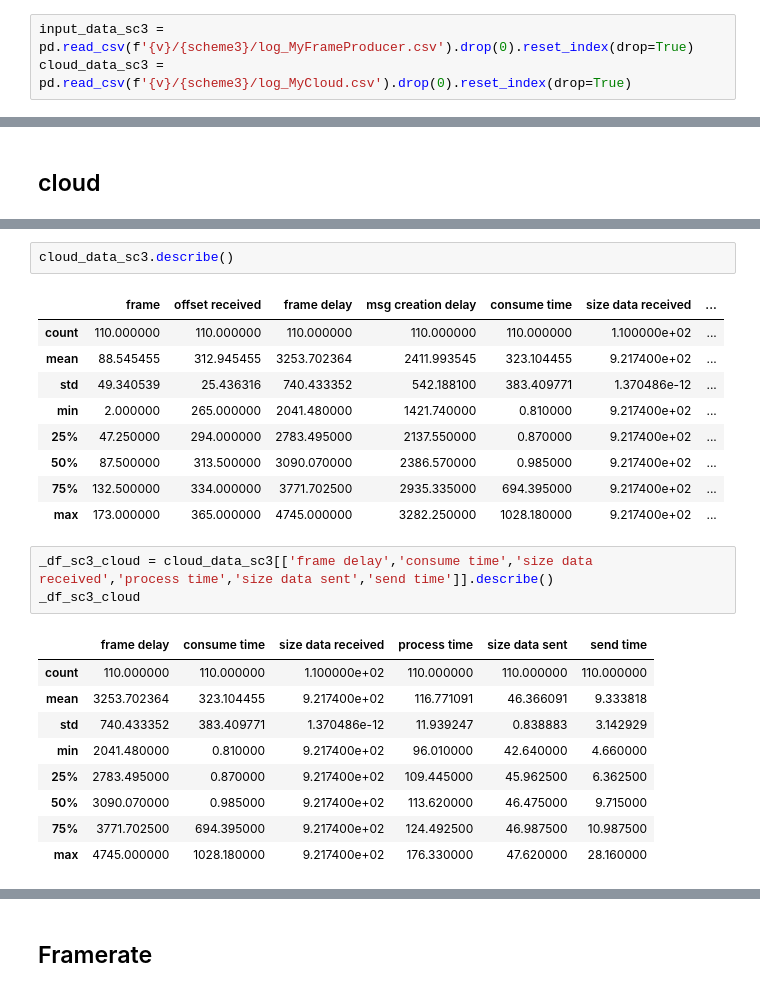
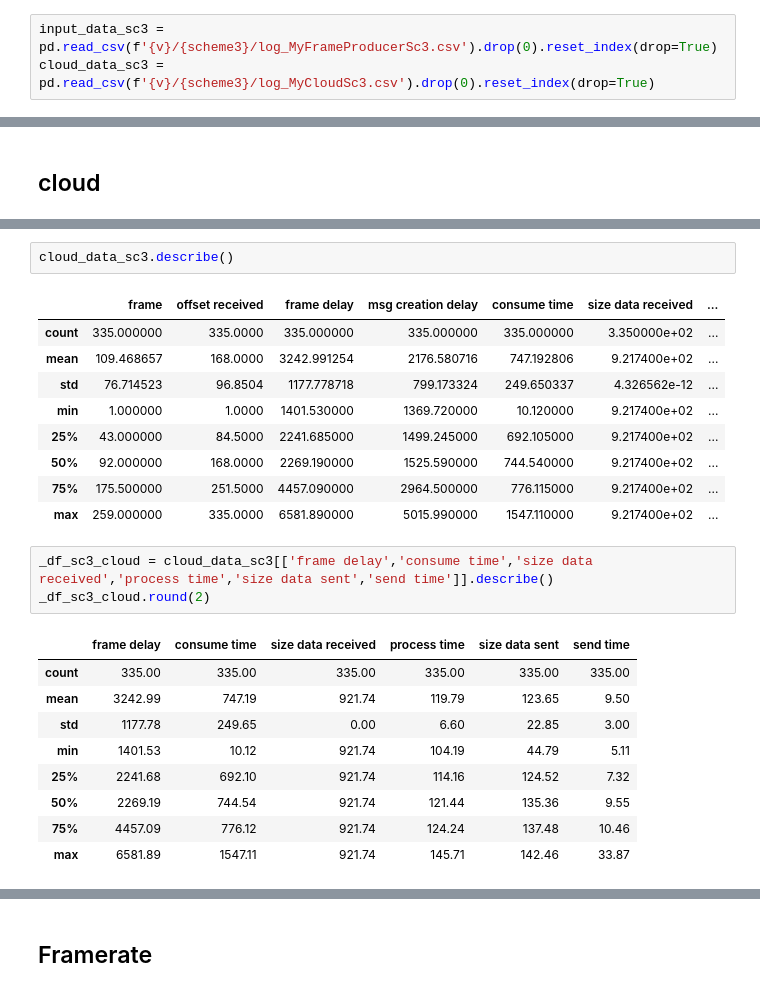
Before and after one commit to fogverse/live-yolov5, a Jupyter notebook: analysis/analysis.ipynb, the cells around one changed output, grey strips where cells are left out. Saved outputs shown, nothing was run; the diff lists cells and outputs as text.

```diff
--- a/analysis/analysis.ipynb
+++ b/analysis/analysis.ipynb
@@ -201,6 +237,6 @@ scheme3 = 'worker-cloud-kafka'
 # %%
-input_data_sc3 = pd.read_csv(f'{v}/{scheme3}/log_MyFrameProducer.csv').drop(0).reset_index(drop=True)
-cloud_data_sc3 = pd.read_csv(f'{v}/{scheme3}/log_MyCloud.csv').drop(0).reset_index(drop=True)
+input_data_sc3 = pd.read_csv(f'{v}/{scheme3}/log_MyFrameProducerSc3.csv').drop(0).reset_index(drop=True)
+cloud_data_sc3 = pd.read_csv(f'{v}/{scheme3}/log_MyCloudSc3.csv').drop(0).reset_index(drop=True)
 # %%
 input_data_sc3
 # %% [output]
@@ -272,27 +308,27 @@ cloud_data_sc3
 cloud_data_sc3.describe()
 # %% [output]
 |  | frame | offset received | frame delay | msg creation delay | consume time | size data received | ... |
-| count | 110.000000 | 110.000000 | 110.000000 | 110.000000 | 110.000000 | 1.100000e+02 | ... |
-| mean | 88.545455 | 312.945455 | 3253.702364 | 2411.993545 | 323.104455 | 9.217400e+02 | ... |
-| std | 49.340539 | 25.436316 | 740.433352 | 542.188100 | 383.409771 | 1.370486e-12 | ... |
-| min | 2.000000 | 265.000000 | 2041.480000 | 1421.740000 | 0.810000 | 9.217400e+02 | ... |
-| 25% | 47.250000 | 294.000000 | 2783.495000 | 2137.550000 | 0.870000 | 9.217400e+02 | ... |
-| 50% | 87.500000 | 313.500000 | 3090.070000 | 2386.570000 | 0.985000 | 9.217400e+02 | ... |
-| 75% | 132.500000 | 334.000000 | 3771.702500 | 2935.335000 | 694.395000 | 9.217400e+02 | ... |
-| max | 173.000000 | 365.000000 | 4745.000000 | 3282.250000 | 1028.180000 | 9.217400e+02 | ... |
+| count | 335.000000 | 335.0000 | 335.000000 | 335.000000 | 335.000000 | 3.350000e+02 | ... |
+| mean | 109.468657 | 168.0000 | 3242.991254 | 2176.580716 | 747.192806 | 9.217400e+02 | ... |
+| std | 76.714523 | 96.8504 | 1177.778718 | 799.173324 | 249.650337 | 4.326562e-12 | ... |
+| min | 1.000000 | 1.0000 | 1401.530000 | 1369.720000 | 10.120000 | 9.217400e+02 | ... |
+| 25% | 43.000000 | 84.5000 | 2241.685000 | 1499.245000 | 692.105000 | 9.217400e+02 | ... |
+| 50% | 92.000000 | 168.0000 | 2269.190000 | 1525.590000 | 744.540000 | 9.217400e+02 | ... |
+| 75% | 175.500000 | 251.5000 | 4457.090000 | 2964.500000 | 776.115000 | 9.217400e+02 | ... |
+| max | 259.000000 | 335.0000 | 6581.890000 | 5015.990000 | 1547.110000 | 9.217400e+02 | ... |
 # %%
 _df_sc3_cloud = cloud_data_sc3[['frame delay','consume time','size data received','process time','size data sent','send time']].describe()
-_df_sc3_cloud
+_df_sc3_cloud.round(2)
 # %% [output]
 |  | frame delay | consume time | size data received | process time | size data sent | send time |
-| count | 110.000000 | 110.000000 | 1.100000e+02 | 110.000000 | 110.000000 | 110.000000 |
-| mean | 3253.702364 | 323.104455 | 9.217400e+02 | 116.771091 | 46.366091 | 9.333818 |
-| std | 740.433352 | 383.409771 | 1.370486e-12 | 11.939247 | 0.838883 | 3.142929 |
-| min | 2041.480000 | 0.810000 | 9.217400e+02 | 96.010000 | 42.640000 | 4.660000 |
-| 25% | 2783.495000 | 0.870000 | 9.217400e+02 | 109.445000 | 45.962500 | 6.362500 |
-| 50% | 3090.070000 | 0.985000 | 9.217400e+02 | 113.620000 | 46.475000 | 9.715000 |
-| 75% | 3771.702500 | 694.395000 | 9.217400e+02 | 124.492500 | 46.987500 | 10.987500 |
-| max | 4745.000000 | 1028.180000 | 9.217400e+02 | 176.330000 | 47.620000 | 28.160000 |
+| count | 335.00 | 335.00 | 335.00 | 335.00 | 335.00 | 335.00 |
+| mean | 3242.99 | 747.19 | 921.74 | 119.79 | 123.65 | 9.50 |
+| std | 1177.78 | 249.65 | 0.00 | 6.60 | 22.85 | 3.00 |
+| min | 1401.53 | 10.12 | 921.74 | 104.19 | 44.79 | 5.11 |
+| 25% | 2241.68 | 692.10 | 921.74 | 114.16 | 124.52 | 7.32 |
+| 50% | 2269.19 | 744.54 | 921.74 | 121.44 | 135.36 | 9.55 |
+| 75% | 4457.09 | 776.12 | 921.74 | 124.24 | 137.48 | 10.46 |
+| max | 6581.89 | 1547.11 | 921.74 | 145.71 | 142.46 | 33.87 |
 # %%
 _p = round(12/(len(_df_sc3_cloud.columns)+1),1)
 _f = f'|p{{{_p}cm}}'
```
Also changed, not shown: parts of 51 cells of this notebook, 17 other files.
